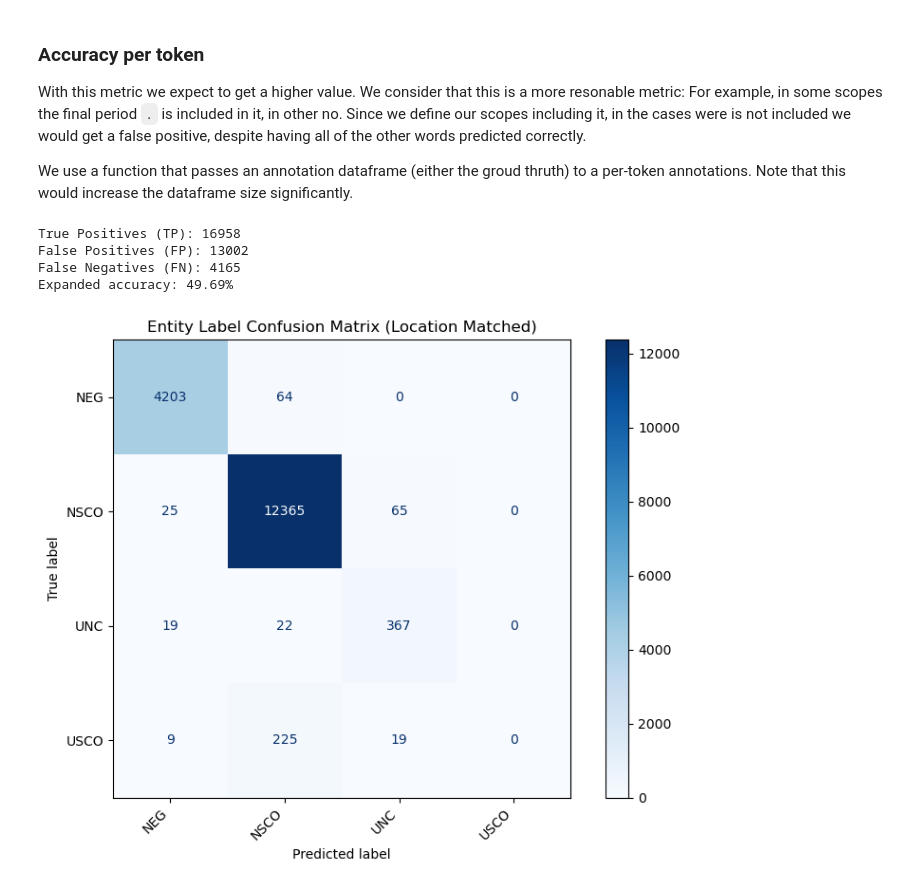
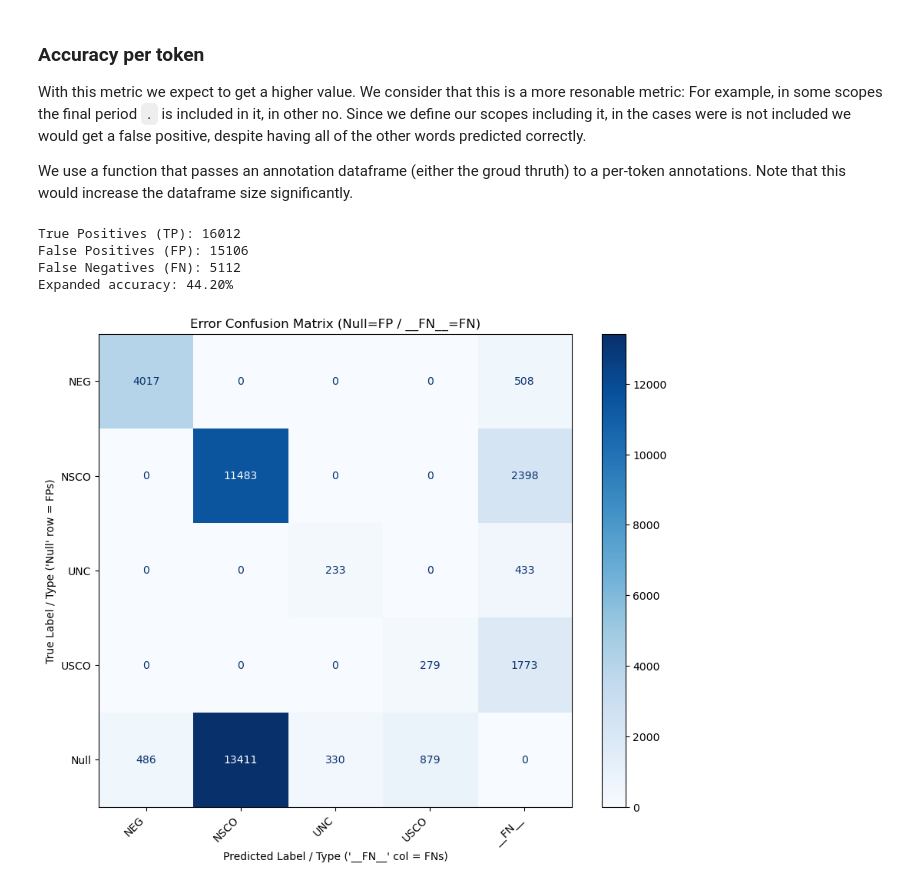
Before and after one commit to dmxocean/projectNLP, a Jupyter notebook: notebooks/rule_based.ipynb, the cells around one changed output. Saved outputs shown, nothing was run; the diff lists cells and outputs as text; code cells hidden in the pictures.

Commit message:
feat: confusion matrix

```diff
--- a/notebooks/rule_based.ipynb
+++ b/notebooks/rule_based.ipynb
@@ -429,7 +429,6 @@ def process_document(doc_id, document_texts, tokenizer: TokenizerI):
                 "text": processed_text[unc_cue["start"]:unc_cue["end"]]
             })
 
-            """
             cues_for_scope = ["descartar", "compatible con", "puede", "compatible"]
             if unc_cue["term"] in cues_for_scope:
                 scope = {}
@@ -454,7 +453,6 @@ def process_document(doc_id, document_texts, tokenizer: TokenizerI):
                         "label": "USCO",
                         "text": scope["text"]
                     })
-                    """
 
 
     """
@@ -601,7 +600,7 @@ def expand_annotations(df):
         end = row['end']
 
         # If the interval is just one token, keep it as is
-        if start == end:
+        if end - start == 1:
             new_rows.append(row.to_dict())
         else:
             # Expand the interval into individual tokens
@@ -621,11 +620,11 @@ expanded_pred = expand_annotations(df_train_pred)
 accuracy_expanded = calculate_entity_accuracy(expanded_train, expanded_pred, verbose=1)
 print(f"Expanded accuracy: {100*accuracy_expanded:.2f}%")
 # %% [output]
-True Positives (TP): 16958
-False Positives (FP): 13002
-False Negatives (FN): 4165
-Expanded accuracy: 49.69%
+True Positives (TP): 16012
+False Positives (FP): 15106
+False Negatives (FN): 5112
+Expanded accuracy: 44.20%
 # %%
-ax1 = plot_entity_label_confusion_matrix(expanded_train, expanded_pred)
+ax1 = plot_full_confusion_matrix(expanded_train, expanded_pred)
 # %% [output]
-[figure, old version]
+[figure, new version]
```
Also changed, not shown: parts of 4 cells of this notebook, 2 other files.
